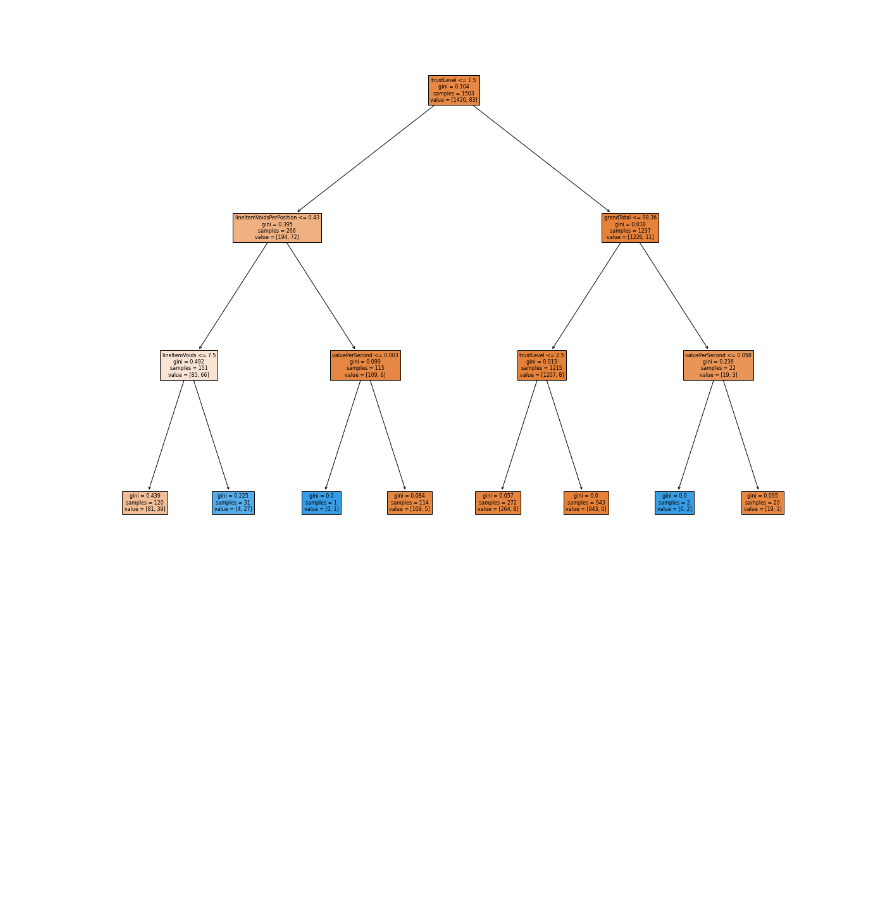
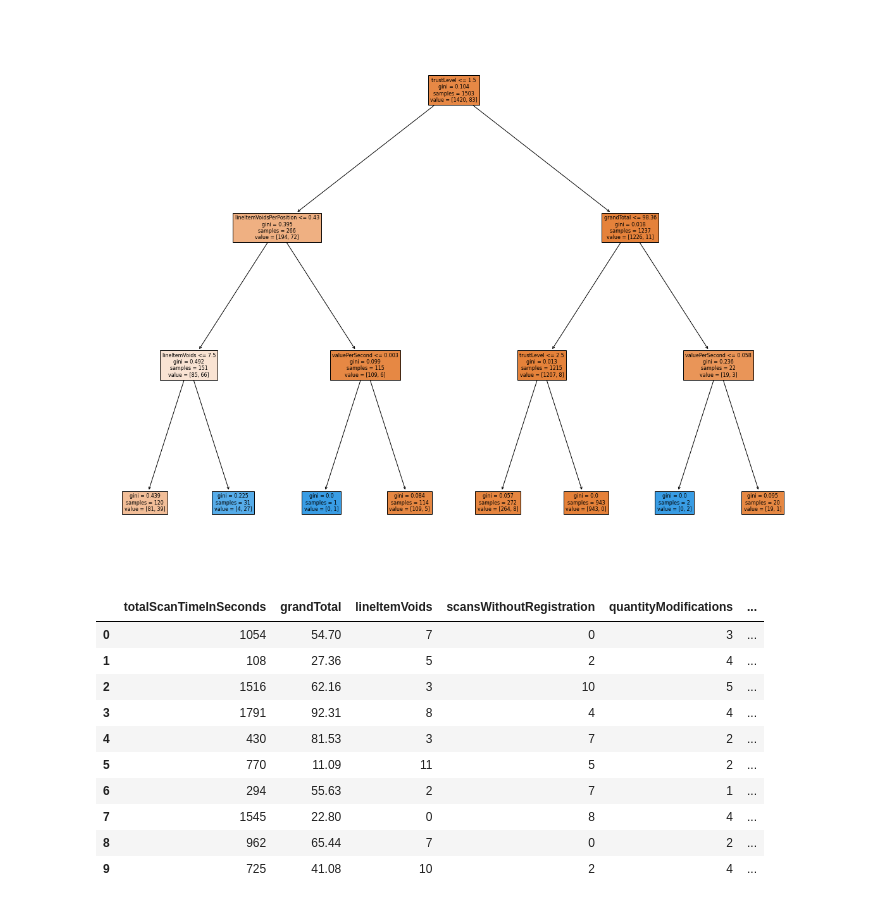
Before and after one commit to Evan-Callaghan/DATA-448-Predictive-Analytics, a Jupyter notebook: Data Mining Cup Task/DMC_Task.ipynb, the cells around one changed output. Drawn from its saved outputs; the diff is of its cells as text; code cells hidden in the pictures; blank space fills up the shorter version.

```diff
--- a/Data Mining Cup Task/DMC_Task.ipynb
+++ b/Data Mining Cup Task/DMC_Task.ipynb
@@ -103,3 +105,24 @@ train['Interaction_4'] = np.where((train['trustLevel'] > 1.5) & (train['grandTot
                                   (train['valuePerSecond'] <= 0.058), 1, 0)
 test['Interaction_4'] = np.where((test['trustLevel'] > 1.5) & (test['grandTotal'] > 98.36) &
                                   (test['valuePerSecond'] <= 0.058), 1, 0)
+
+
+train = pd.concat([train.drop(columns = ['trustLevel']), pd.get_dummies(train['trustLevel'])], axis = 1)
+test = pd.concat([test.drop(columns = ['trustLevel']), pd.get_dummies(test['trustLevel'])], axis = 1)
+# %%
+train = train.rename(columns = {1: 'trustLevel_1', 2: 'trustLevel_2', 3: 'trustLevel_3', 4: 'trustLevel_4',
+                                5: 'trustLevel_5', 6: 'trustLevel_6'})
+# %%
+train.head(10)
+# %% [output]
+|  | totalScanTimeInSeconds | grandTotal | lineItemVoids | scansWithoutRegistration | quantityModifications | ... |
+| 0 | 1054 | 54.70 | 7 | 0 | 3 | ... |
+| 1 | 108 | 27.36 | 5 | 2 | 4 | ... |
+| 2 | 1516 | 62.16 | 3 | 10 | 5 | ... |
+| 3 | 1791 | 92.31 | 8 | 4 | 4 | ... |
+| 4 | 430 | 81.53 | 3 | 7 | 2 | ... |
+| 5 | 770 | 11.09 | 11 | 5 | 2 | ... |
+| 6 | 294 | 55.63 | 2 | 7 | 1 | ... |
+| 7 | 1545 | 22.80 | 0 | 8 | 4 | ... |
+| 8 | 962 | 65.44 | 7 | 0 | 2 | ... |
+| 9 | 725 | 41.08 | 10 | 2 | 4 | ... |
```
Also changed, not shown: parts of 11 cells of this notebook.
